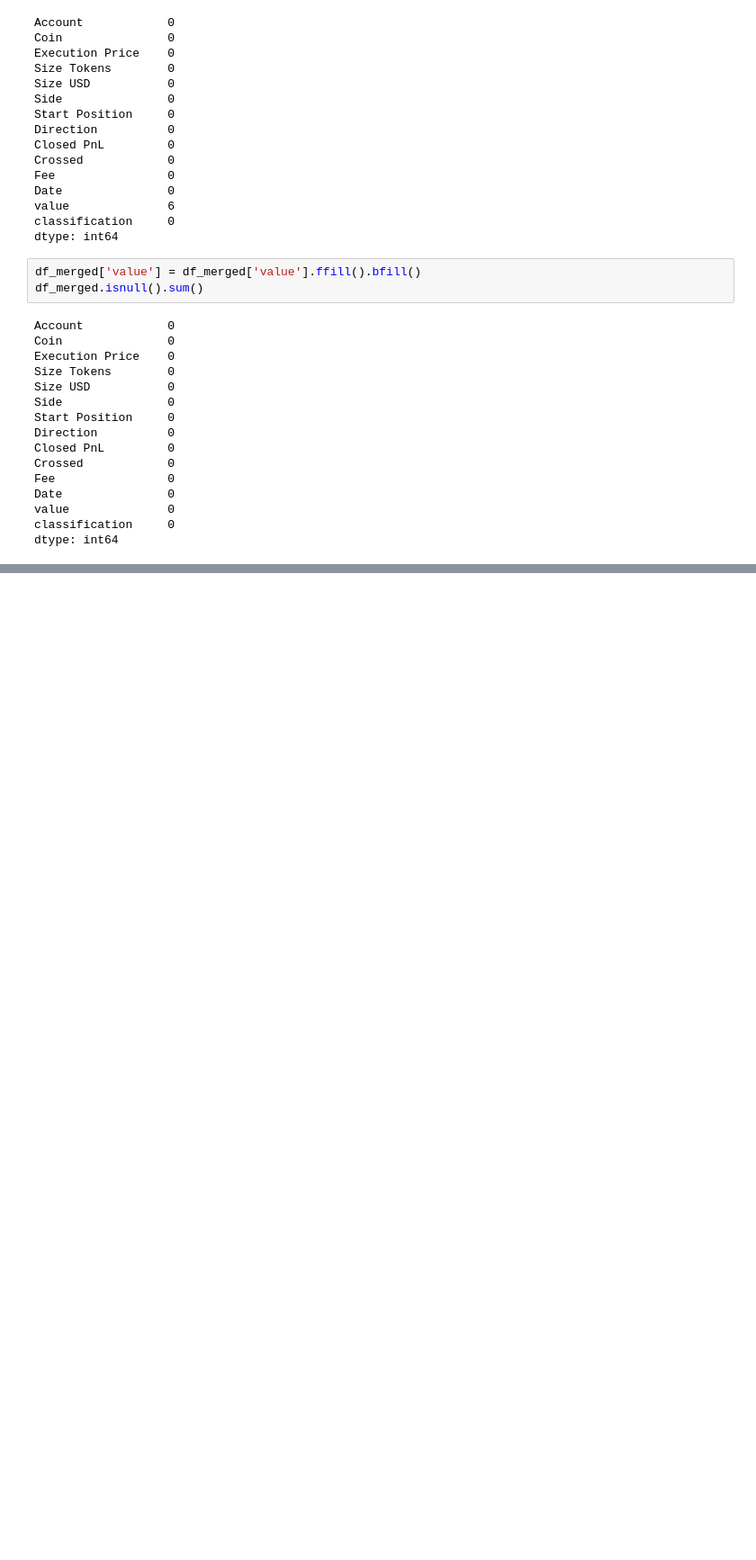
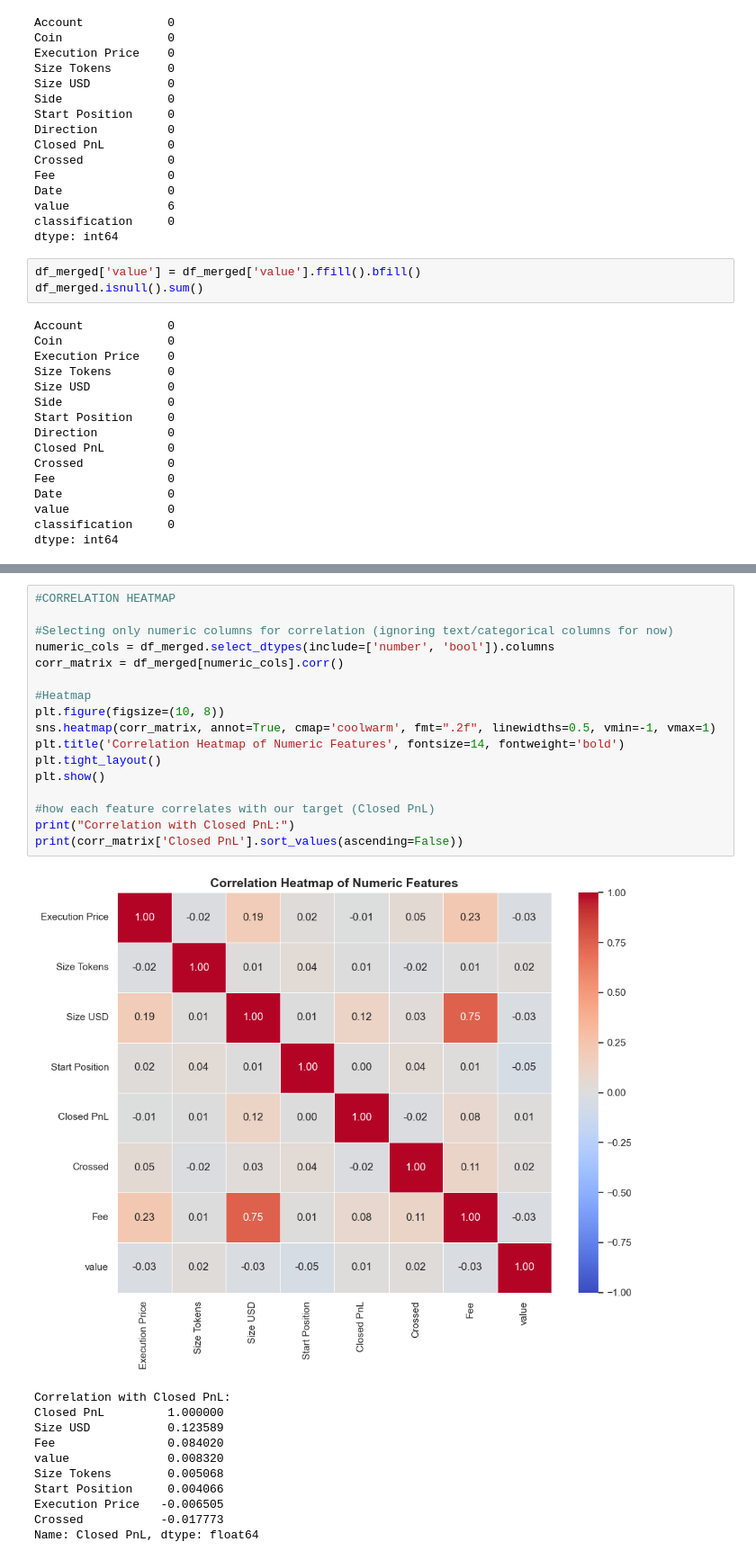
Before and after one commit to AnshulKumar79/Traders_Performance-and-Market_Sentiment, a Jupyter notebook: Trader_Sentiment_Analysis.ipynb, the cells around one changed output, grey strips where cells are left out. Shown at 90% size. Drawn from its saved outputs; the diff is of its cells as text; blank space fills up the shorter version.

Commit message:
Analysed the correlations among various features

```diff
--- a/Trader_Sentiment_Analysis.ipynb
+++ b/Trader_Sentiment_Analysis.ipynb
@@ -226,0 +263,29 @@ dtype: int64
+# %%
+#CORRELATION HEATMAP
+
+#Selecting only numeric columns for correlation (ignoring text/categorical columns for now)
+numeric_cols = df_merged.select_dtypes(include=['number', 'bool']).columns
+corr_matrix = df_merged[numeric_cols].corr()
+
+#Heatmap
+plt.figure(figsize=(10, 8))
+sns.heatmap(corr_matrix, annot=True, cmap='coolwarm', fmt=".2f", linewidths=0.5, vmin=-1, vmax=1)
+plt.title('Correlation Heatmap of Numeric Features', fontsize=14, fontweight='bold')
+plt.tight_layout()
+plt.show()
+
+#how each feature correlates with our target (Closed PnL)
+print("Correlation with Closed PnL:")
+print(corr_matrix['Closed PnL'].sort_values(ascending=False))
+# %% [output]
+[figure, added]
+Correlation with Closed PnL:
+Closed PnL         1.000000
+Size USD           0.123589
+Fee                0.084020
+value              0.008320
+Size Tokens        0.005068
+Start Position     0.004066
+Execution Price   -0.006505
+Crossed           -0.017773
+Name: Closed PnL, dtype: float64
```
Also changed, not shown: parts of 1 cell of this notebook.
